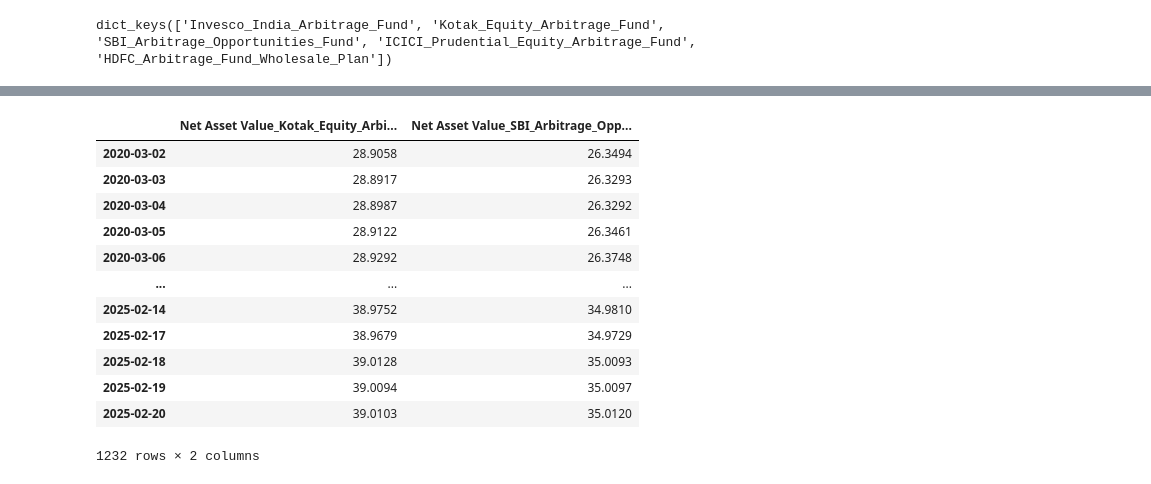
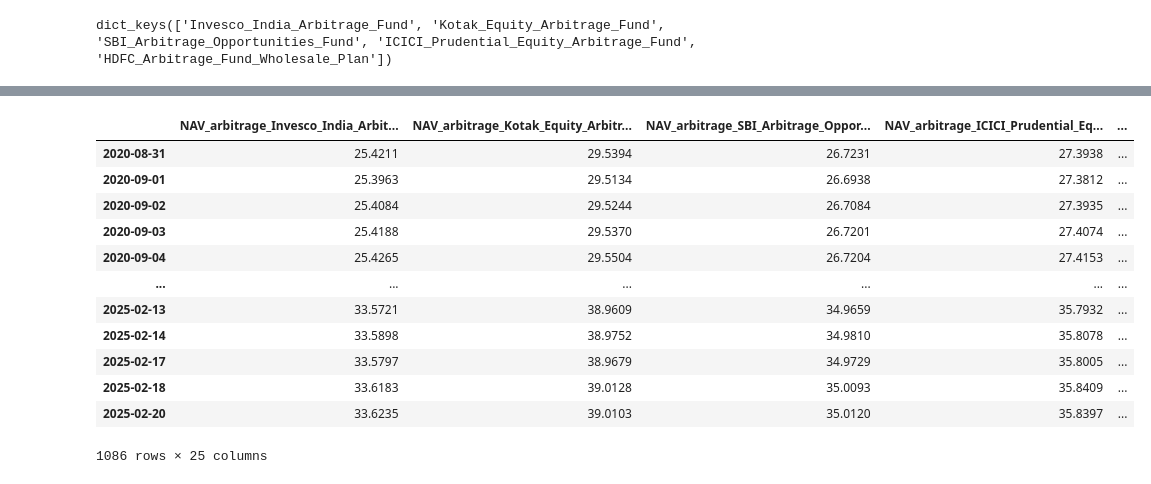
Before and after one commit to Dhruv-Kushwaha2010/mf_portfolio, a Jupyter notebook: mf/analysis.ipynb, the cells around one changed output, grey strips where cells are left out. Cells and saved outputs as stored; diff of their text form; code cells hidden in the pictures.

```diff
--- a/mf/analysis.ipynb
+++ b/mf/analysis.ipynb
@@ -202,16 +137,29 @@ DatetimeIndex(['2020-03-02', '2020-03-03', '2020-03-04', '2020-03-05',
-# %%
-df_merged
-# %% [output]
-|  | Net Asset Value_Kotak_Equity_Arbi... | Net Asset Value_SBI_Arbitrage_Opp... |
-| 2020-03-02 | 28.9058 | 26.3494 |
-| 2020-03-03 | 28.8917 | 26.3293 |
-| 2020-03-04 | 28.8987 | 26.3292 |
-| 2020-03-05 | 28.9122 | 26.3461 |
-| 2020-03-06 | 28.9292 | 26.3748 |
-| ... | ... | ... |
-| 2025-02-14 | 38.9752 | 34.9810 |
-| 2025-02-17 | 38.9679 | 34.9729 |
-| 2025-02-18 | 39.0128 | 35.0093 |
-| 2025-02-19 | 39.0094 | 35.0097 |
-| 2025-02-20 | 39.0103 | 35.0120 |
-1232 rows × 2 columns
+# %%
+merged_df = None
+for big_key in dfs.keys():
+    # print(f"Processing {big_key}")
+    for key, df in tqdm(dfs[big_key].items()):
+        df = df.copy().add_suffix(f'_{big_key}_{key}')
+        if merged_df is None:
+            merged_df = df
+        else:
+            merged_df = merged_df.merge(df, how='outer', left_index=True, right_index=True)
+
+merged_df.dropna(inplace=True)
+merged_df.sort_index(inplace=True)
+# %%
+merged_df
+# %% [output]
+|  | NAV_arbitrage_Invesco_India_Arbit... | NAV_arbitrage_Kotak_Equity_Arbitr... | NAV_arbitrage_SBI_Arbitrage_Oppor... | NAV_arbitrage_ICICI_Prudential_Eq... | ... |
+| 2020-08-31 | 25.4211 | 29.5394 | 26.7231 | 27.3938 | ... |
+| 2020-09-01 | 25.3963 | 29.5134 | 26.6938 | 27.3812 | ... |
+| 2020-09-02 | 25.4084 | 29.5244 | 26.7084 | 27.3935 | ... |
+| 2020-09-03 | 25.4188 | 29.5370 | 26.7201 | 27.4074 | ... |
+| 2020-09-04 | 25.4265 | 29.5504 | 26.7204 | 27.4153 | ... |
+| ... | ... | ... | ... | ... | ... |
+| 2025-02-13 | 33.5721 | 38.9609 | 34.9659 | 35.7932 | ... |
+| 2025-02-14 | 33.5898 | 38.9752 | 34.9810 | 35.8078 | ... |
+| 2025-02-17 | 33.5797 | 38.9679 | 34.9729 | 35.8005 | ... |
+| 2025-02-18 | 33.6183 | 39.0128 | 35.0093 | 35.8409 | ... |
+| 2025-02-20 | 33.6235 | 39.0103 | 35.0120 | 35.8397 | ... |
+1086 rows × 25 columns
```
Also changed, not shown: parts of 15 cells of this notebook.
